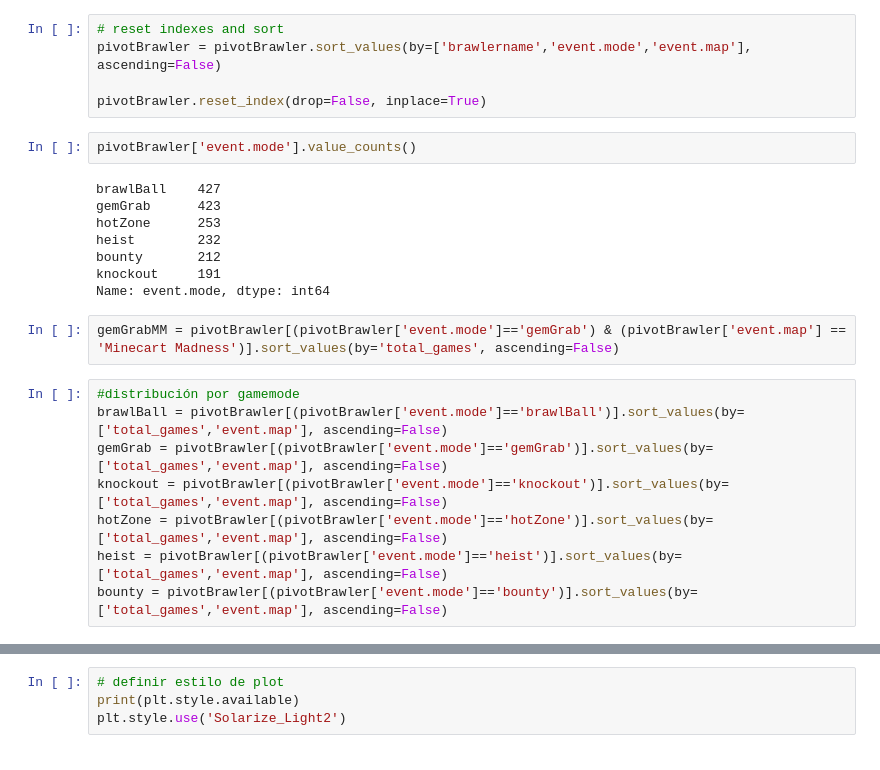
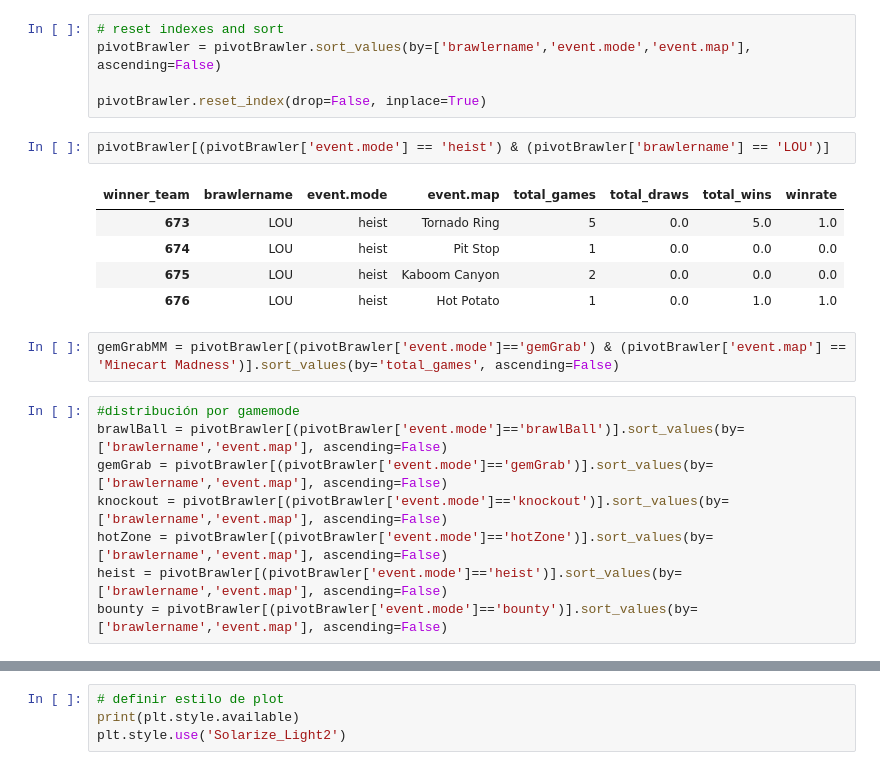
Before and after one commit to aquinteros/BrawlStars_Analytics, a Jupyter notebook: brawlstars_model_gamemode.ipynb, the cells around one changed output, grey strips where cells are left out. Drawn from its saved outputs; the diff is of its cells as text.

```diff
--- a/brawlstars_model_gamemode.ipynb
+++ b/brawlstars_model_gamemode.ipynb
@@ -142,22 +142,20 @@ pivotBrawler = pivotBrawler.sort_values(by=['brawlername','event.mode','event.ma
 
 pivotBrawler.reset_index(drop=False, inplace=True)
 # %%
-pivotBrawler['event.mode'].value_counts()
+pivotBrawler[(pivotBrawler['event.mode'] == 'heist') & (pivotBrawler['brawlername'] == 'LOU')]
 # %% [output]
-brawlBall    427
-gemGrab      423
-hotZone      253
-heist        232
-bounty       212
-knockout     191
-Name: event.mode, dtype: int64
+| winner_team | brawlername | event.mode | event.map | total_games | total_draws | total_wins | winrate |
+| 673 | LOU | heist | Tornado Ring | 5 | 0.0 | 5.0 | 1.0 |
+| 674 | LOU | heist | Pit Stop | 1 | 0.0 | 0.0 | 0.0 |
+| 675 | LOU | heist | Kaboom Canyon | 2 | 0.0 | 0.0 | 0.0 |
+| 676 | LOU | heist | Hot Potato | 1 | 0.0 | 1.0 | 1.0 |
 # %%
 gemGrabMM = pivotBrawler[(pivotBrawler['event.mode']=='gemGrab') & (pivotBrawler['event.map'] == 'Minecart Madness')].sort_values(by='total_games', ascending=False)
 # %%
 #distribución por gamemode
-brawlBall = pivotBrawler[(pivotBrawler['event.mode']=='brawlBall')].sort_values(by=['total_games','event.map'], ascending=False)
-gemGrab = pivotBrawler[(pivotBrawler['event.mode']=='gemGrab')].sort_values(by=['total_games','event.map'], ascending=False)
-knockout = pivotBrawler[(pivotBrawler['event.mode']=='knockout')].sort_values(by=['total_games','event.map'], ascending=False)
-hotZone = pivotBrawler[(pivotBrawler['event.mode']=='hotZone')].sort_values(by=['total_games','event.map'], ascending=False)
-heist = pivotBrawler[(pivotBrawler['event.mode']=='heist')].sort_values(by=['total_games','event.map'], ascending=False)
-bounty = pivotBrawler[(pivotBrawler['event.mode']=='bounty')].sort_values(by=['total_games','event.map'], ascending=False)
+brawlBall = pivotBrawler[(pivotBrawler['event.mode']=='brawlBall')].sort_values(by=['brawlername','event.map'], ascending=False)
+gemGrab = pivotBrawler[(pivotBrawler['event.mode']=='gemGrab')].sort_values(by=['brawlername','event.map'], ascending=False)
+knockout = pivotBrawler[(pivotBrawler['event.mode']=='knockout')].sort_values(by=['brawlername','event.map'], ascending=False)
+hotZone = pivotBrawler[(pivotBrawler['event.mode']=='hotZone')].sort_values(by=['brawlername','event.map'], ascending=False)
+heist = pivotBrawler[(pivotBrawler['event.mode']=='heist')].sort_values(by=['brawlername','event.map'], ascending=False)
+bounty = pivotBrawler[(pivotBrawler['event.mode']=='bounty')].sort_values(by=['brawlername','event.map'], ascending=False)
```
Also changed, not shown: parts of 11 cells of this notebook, 2 other files.
